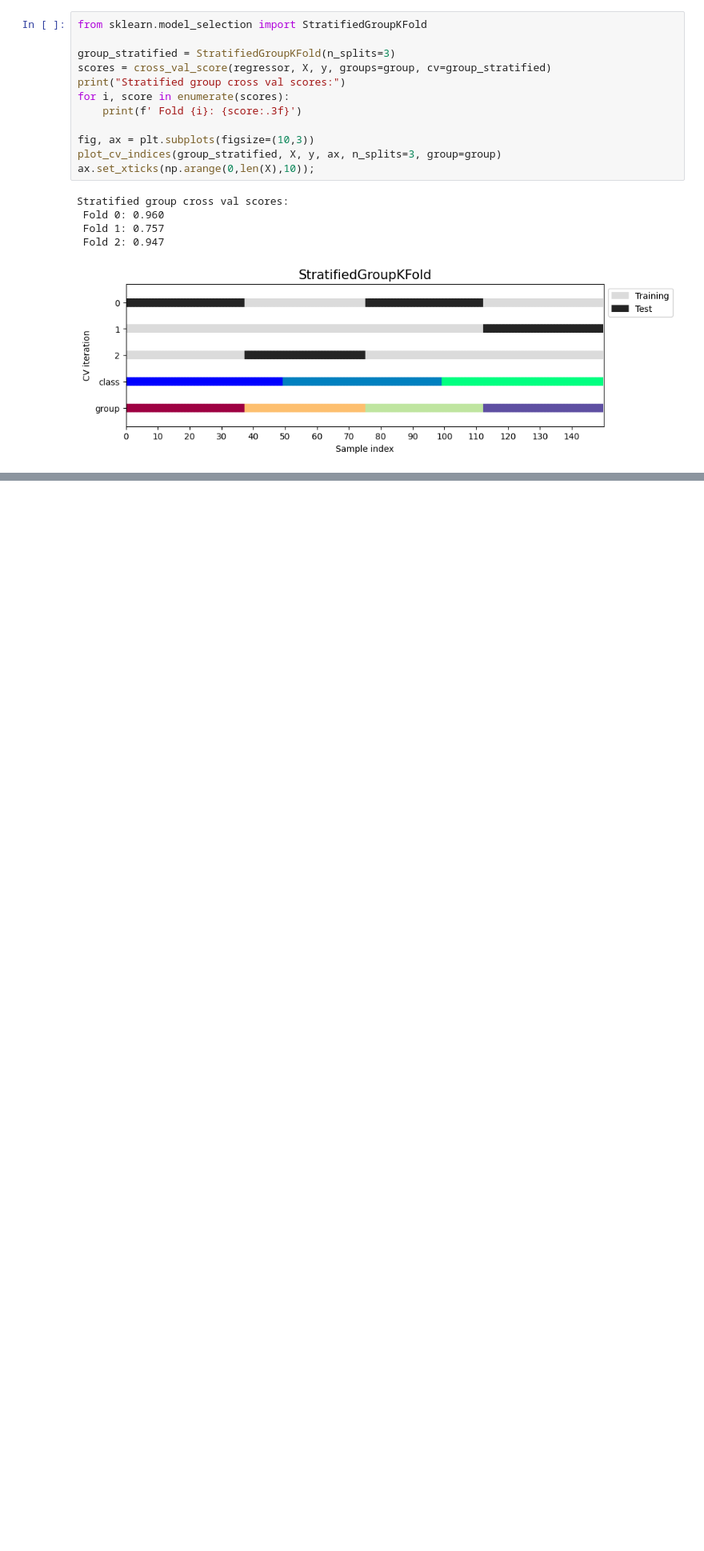
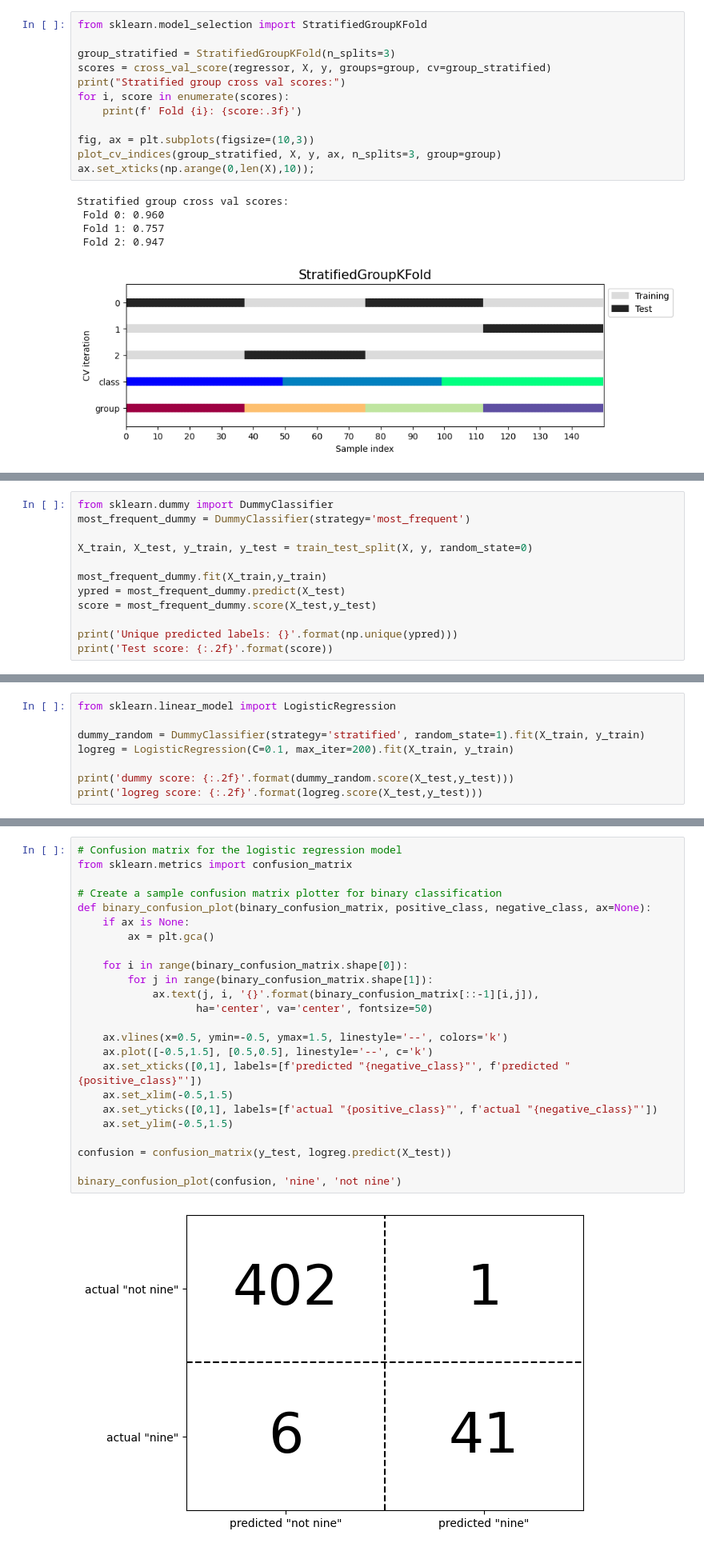
Before and after one commit to svd-jelo/IBM-Data-Science-Specialization, a Jupyter notebook: Course-9_Machine-Learning/notebooks/NB10_Model-Evaluation-and-Improvement.ipynb, the cells around one changed output, grey strips where cells are left out. Shown at 80% size. Cells and saved outputs as stored; diff of their text form; blank space fills up the shorter version.

```diff
--- a/Course-9_Machine-Learning/notebooks/NB10_Model-Evaluation-and-Improvement.ipynb
+++ b/Course-9_Machine-Learning/notebooks/NB10_Model-Evaluation-and-Improvement.ipynb
@@ -394,0 +803,12 @@ Stratified group cross val scores:
+# %%
+from sklearn.dummy import DummyClassifier
+most_frequent_dummy = DummyClassifier(strategy='most_frequent')
+
+X_train, X_test, y_train, y_test = train_test_split(X, y, random_state=0)
+
+most_frequent_dummy.fit(X_train,y_train)
+ypred = most_frequent_dummy.predict(X_test)
+score = most_frequent_dummy.score(X_test,y_test)
+
+print('Unique predicted labels: {}'.format(np.unique(ypred)))
+print('Test score: {:.2f}'.format(score))
@@ -394,0 +830,8 @@ Stratified group cross val scores:
+# %%
+from sklearn.linear_model import LogisticRegression
+
+dummy_random = DummyClassifier(strategy='stratified', random_state=1).fit(X_train, y_train)
+logreg = LogisticRegression(C=0.1, max_iter=200).fit(X_train, y_train)
+
+print('dummy score: {:.2f}'.format(dummy_random.score(X_test,y_test)))
+print('logreg score: {:.2f}'.format(logreg.score(X_test,y_test)))
@@ -394,0 +853,26 @@ Stratified group cross val scores:
+# %%
+# Confusion matrix for the logistic regression model
+from sklearn.metrics import confusion_matrix
+
+# Create a sample confusion matrix plotter for binary classification
+def binary_confusion_plot(binary_confusion_matrix, positive_class, negative_class, ax=None):
+    if ax is None:
+        ax = plt.gca()
+
+    for i in range(binary_confusion_matrix.shape[0]):
+        for j in range(binary_confusion_matrix.shape[1]):
+            ax.text(j, i, '{}'.format(binary_confusion_matrix[::-1][i,j]),
+                   ha='center', va='center', fontsize=50)
+
+    ax.vlines(x=0.5, ymin=-0.5, ymax=1.5, linestyle='--', colors='k')
+    ax.plot([-0.5,1.5], [0.5,0.5], linestyle='--', c='k')
+    ax.set_xticks([0,1], labels=[f'predicted "{negative_class}"', f'predicted "{positive_class}"'])
+    ax.set_xlim(-0.5,1.5)
+    ax.set_yticks([0,1], labels=[f'actual "{positive_class}"', f'actual "{negative_class}"'])
+    ax.set_ylim(-0.5,1.5)
+
+confusion = confusion_matrix(y_test, logreg.predict(X_test))
+
+binary_confusion_plot(confusion, 'nine', 'not nine')
+# %% [output]
+[figure, added]
```
Also changed, not shown: parts of 105 cells of this notebook, 1 other file.
